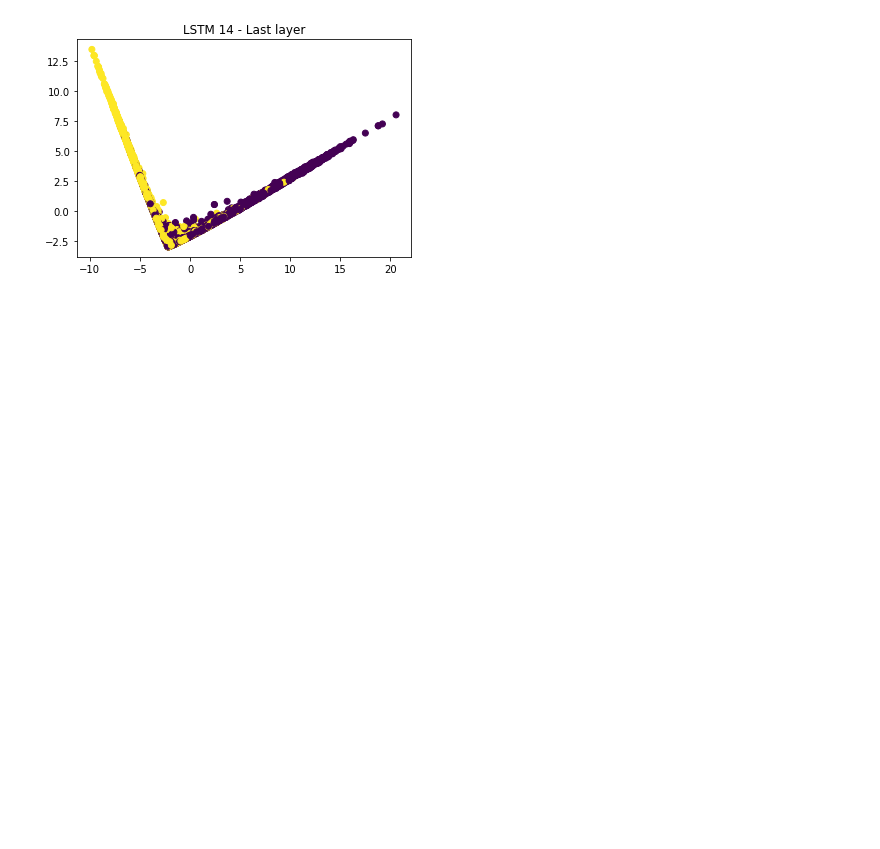
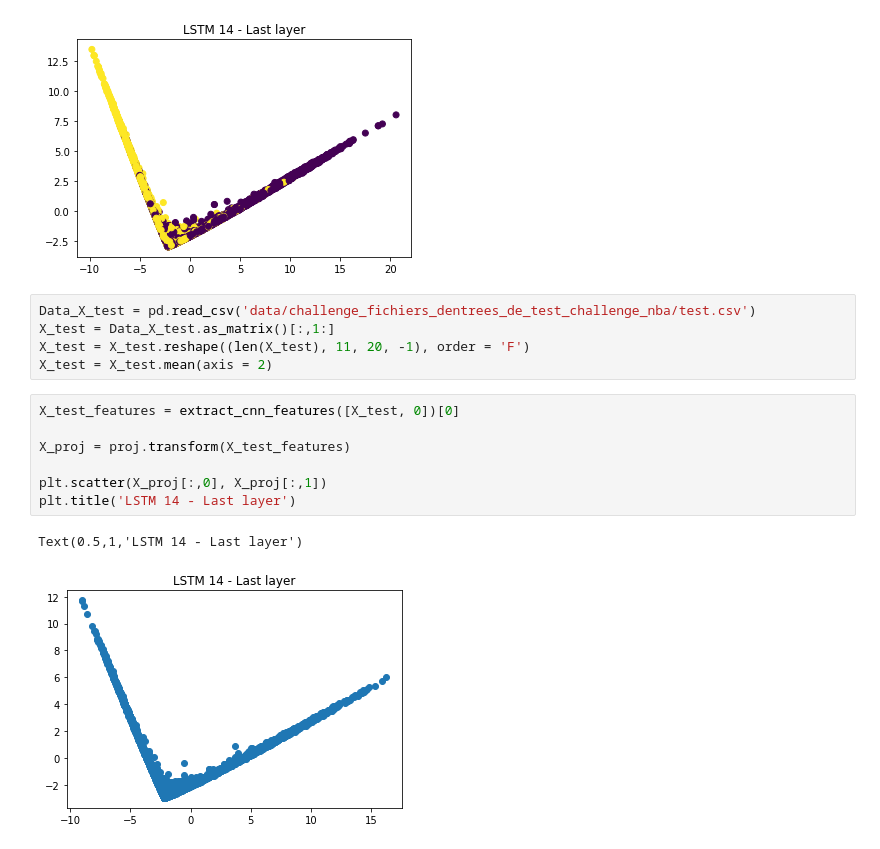
Before and after one commit to VictorSanh/NBA_Challenge, a Jupyter notebook: LSTM_Last_Layer_Features.ipynb, the cells around one changed output. Saved outputs shown, nothing was run; the diff lists cells and outputs as text; blank space fills up the shorter version.

Commit message:
Similar structure on test set

```diff
--- a/LSTM_Last_Layer_Features.ipynb
+++ b/LSTM_Last_Layer_Features.ipynb
@@ -1120,3 +1120,18 @@ XGBoost
 --- Mean cv train score: 80.89% +/- 0.20%
 --- Mean cv test score: 75.12% +/- 0.75%
 [figure]
+# %%
+Data_X_test = pd.read_csv('data/challenge_fichiers_dentrees_de_test_challenge_nba/test.csv')
+X_test = Data_X_test.as_matrix()[:,1:]
+X_test = X_test.reshape((len(X_test), 11, 20, -1), order = 'F')
+X_test = X_test.mean(axis = 2)
+# %%
+X_test_features = extract_cnn_features([X_test, 0])[0]
+
+X_proj = proj.transform(X_test_features)
+
+plt.scatter(X_proj[:,0], X_proj[:,1])
+plt.title('LSTM 14 - Last layer')
+# %% [output]
+Text(0.5,1,'LSTM 14 - Last layer')
+[figure, added]
```
